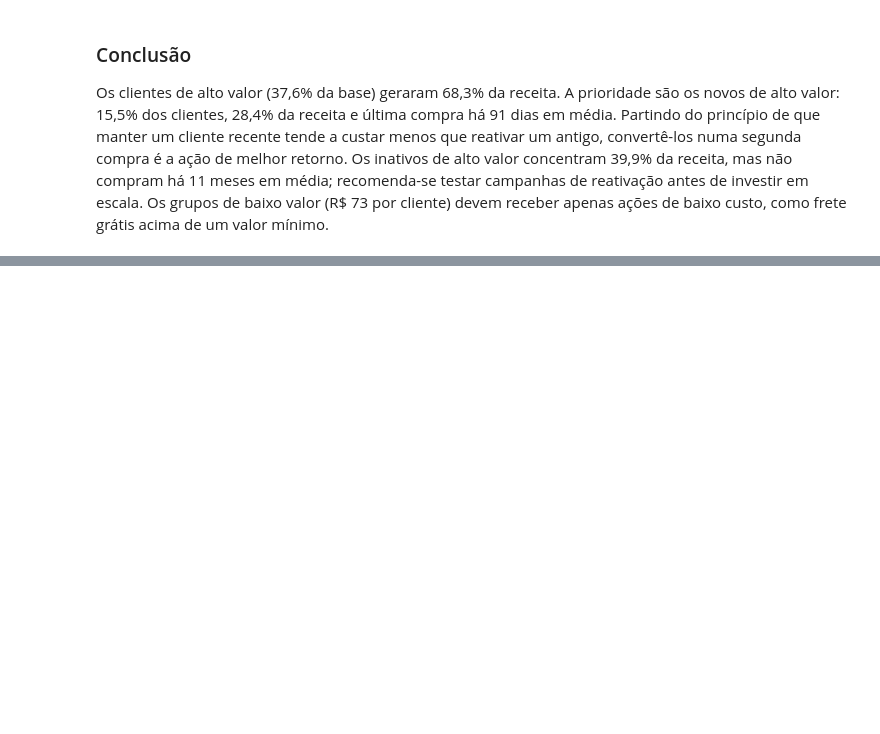
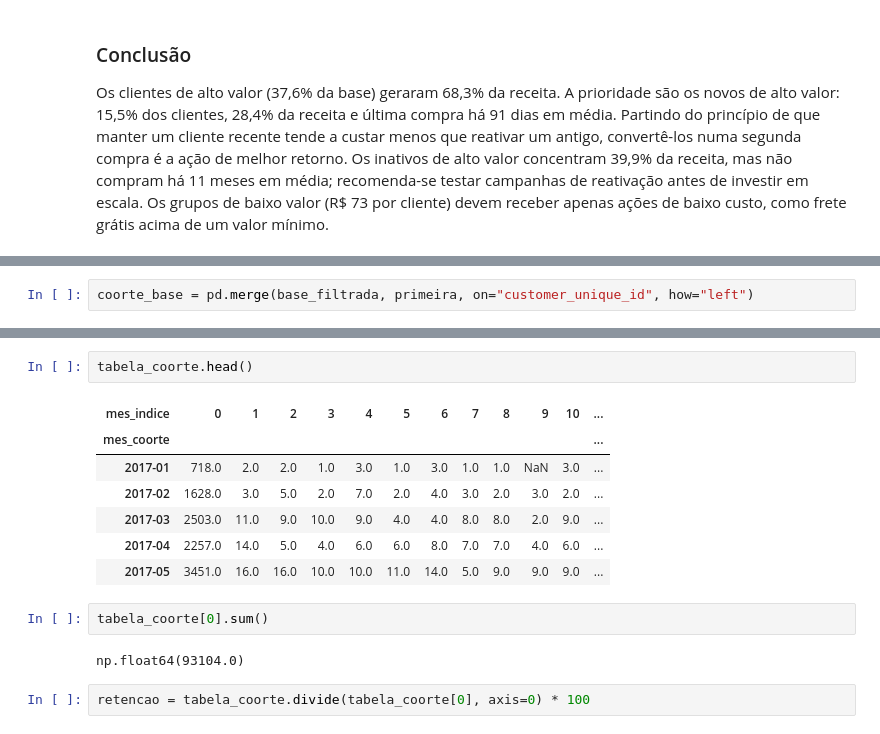
Before and after one commit to reinaldosl/Tech-challenge-POSTECH, a Jupyter notebook: notebooks/pagamentos-clientes.ipynb, the cells around one changed output, grey strips where cells are left out. Cells and saved outputs as stored; diff of their text form; blank space fills up the shorter version.

```diff
--- a/notebooks/pagamentos-clientes.ipynb
+++ b/notebooks/pagamentos-clientes.ipynb
@@ -343,0 +365,2 @@ Os clientes de alto valor (37,6% da base) geraram 68,3% da receita. A prioridade
+# %%
+coorte_base = pd.merge(base_filtrada, primeira, on="customer_unique_id", how="left")
@@ -343,0 +400,16 @@ Os clientes de alto valor (37,6% da base) geraram 68,3% da receita. A prioridade
+# %%
+tabela_coorte.head()
+# %% [output]
+| mes_indice | 0 | 1 | 2 | 3 | 4 | 5 | 6 | 7 | 8 | 9 | 10 | ... |
+| mes_coorte |  |  |  |  |  |  |  |  |  |  |  | ... |
+| 2017-01 | 718.0 | 2.0 | 2.0 | 1.0 | 3.0 | 1.0 | 3.0 | 1.0 | 1.0 | NaN | 3.0 | ... |
+| 2017-02 | 1628.0 | 3.0 | 5.0 | 2.0 | 7.0 | 2.0 | 4.0 | 3.0 | 2.0 | 3.0 | 2.0 | ... |
+| 2017-03 | 2503.0 | 11.0 | 9.0 | 10.0 | 9.0 | 4.0 | 4.0 | 8.0 | 8.0 | 2.0 | 9.0 | ... |
+| 2017-04 | 2257.0 | 14.0 | 5.0 | 4.0 | 6.0 | 6.0 | 8.0 | 7.0 | 7.0 | 4.0 | 6.0 | ... |
+| 2017-05 | 3451.0 | 16.0 | 16.0 | 10.0 | 10.0 | 11.0 | 14.0 | 5.0 | 9.0 | 9.0 | 9.0 | ... |
+# %%
+tabela_coorte[0].sum()
+# %% [output]
+np.float64(93104.0)
+# %%
+retencao = tabela_coorte.divide(tabela_coorte[0], axis=0) * 100
```
Also changed, not shown: parts of 18 cells of this notebook.
